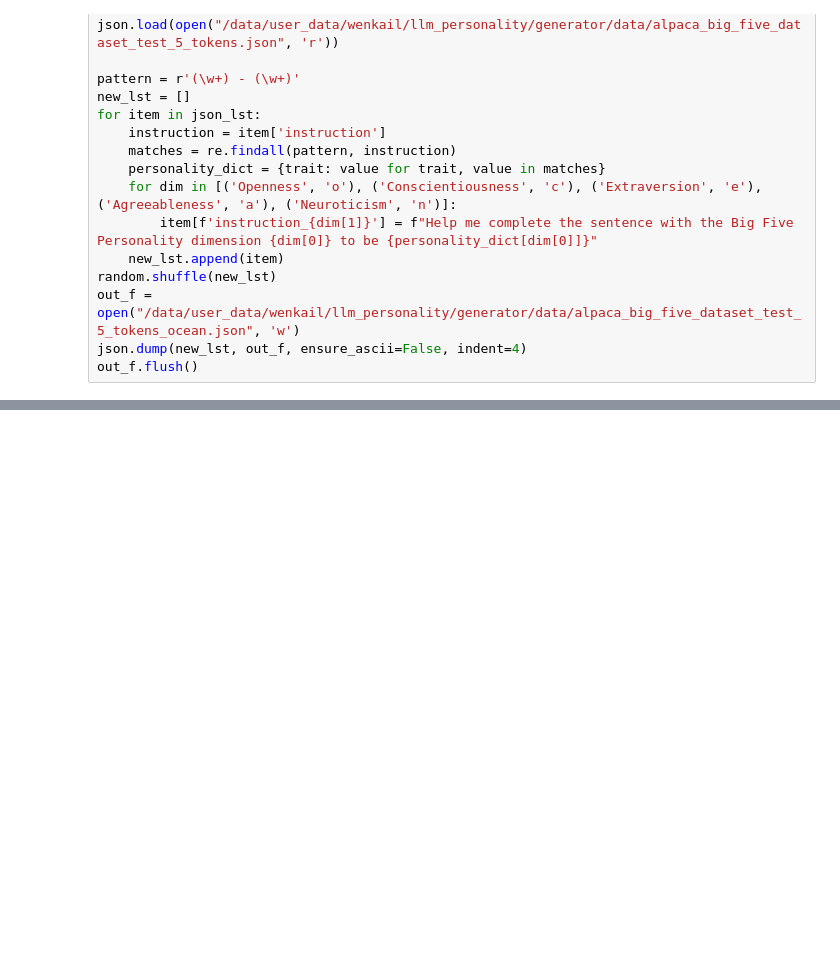
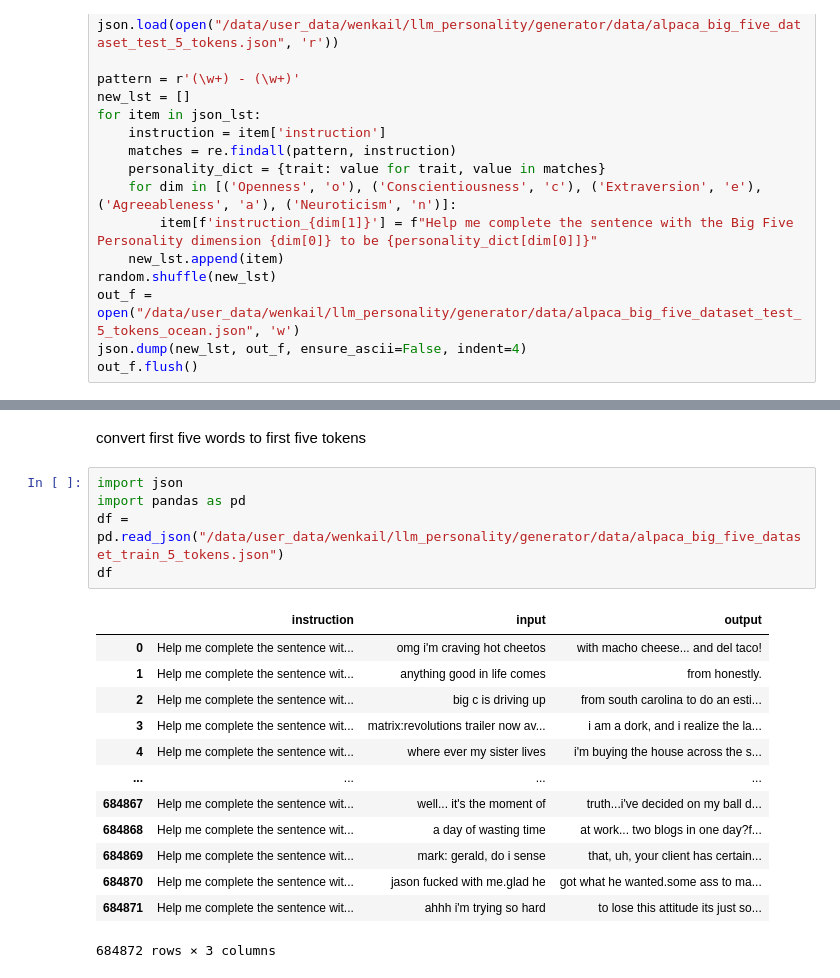
Before and after one commit to wenkai-li/llm_personality, a Jupyter notebook: llm_bigfive/generator/load_dataset.ipynb, the cells around one changed output, grey strips where cells are left out. Saved outputs shown, nothing was run; the diff lists cells and outputs as text; blank space fills up the shorter version.

```diff
--- a/llm_bigfive/generator/load_dataset.ipynb
+++ b/llm_bigfive/generator/load_dataset.ipynb
@@ -63,0 +140,21 @@ out_f.flush()
+# %% [markdown]
+convert first five words to first five tokens
+# %%
+import json
+import pandas as pd
+df = pd.read_json("/data/user_data/wenkail/llm_personality/generator/data/alpaca_big_five_dataset_train_5_tokens.json")
+df
+# %% [output]
+|  | instruction | input | output |
+| 0 | Help me complete the sentence wit... | omg i'm craving hot cheetos | with macho cheese... and del taco! |
+| 1 | Help me complete the sentence wit... | anything good in life comes | from honestly. |
+| 2 | Help me complete the sentence wit... | big c is driving up | from south carolina to do an esti... |
+| 3 | Help me complete the sentence wit... | matrix:revolutions trailer now av... | i am a dork, and i realize the la... |
+| 4 | Help me complete the sentence wit... | where ever my sister lives | i'm buying the house across the s... |
+| ... | ... | ... | ... |
+| 684867 | Help me complete the sentence wit... | well... it's the moment of | truth...i've decided on my ball d... |
+| 684868 | Help me complete the sentence wit... | a day of wasting time | at work... two blogs in one day?f... |
+| 684869 | Help me complete the sentence wit... | mark: gerald, do i sense | that, uh, your client has certain... |
+| 684870 | Help me complete the sentence wit... | jason fucked with me.glad he | got what he wanted.some ass to ma... |
+| 684871 | Help me complete the sentence wit... | ahhh i'm trying so hard | to lose this attitude its just so... |
+684872 rows × 3 columns
```
Also changed, not shown: parts of 17 cells of this notebook, 4 other files.
